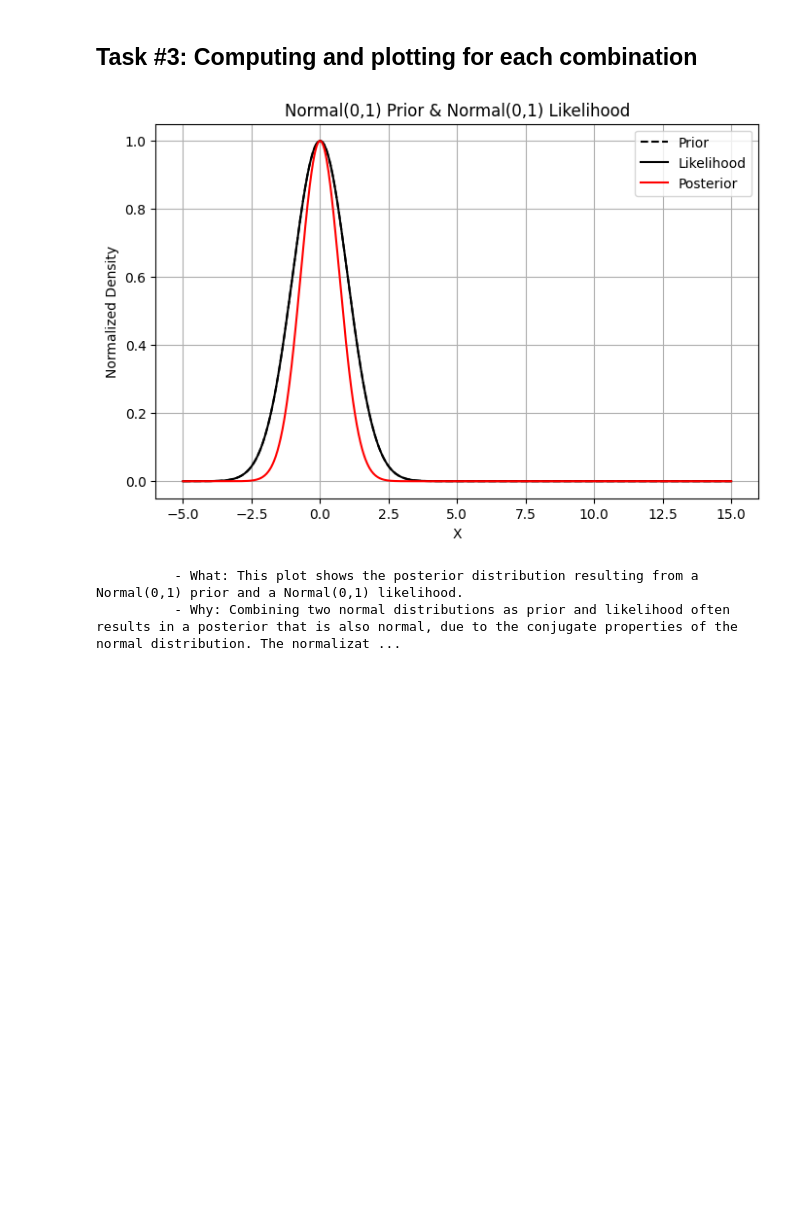
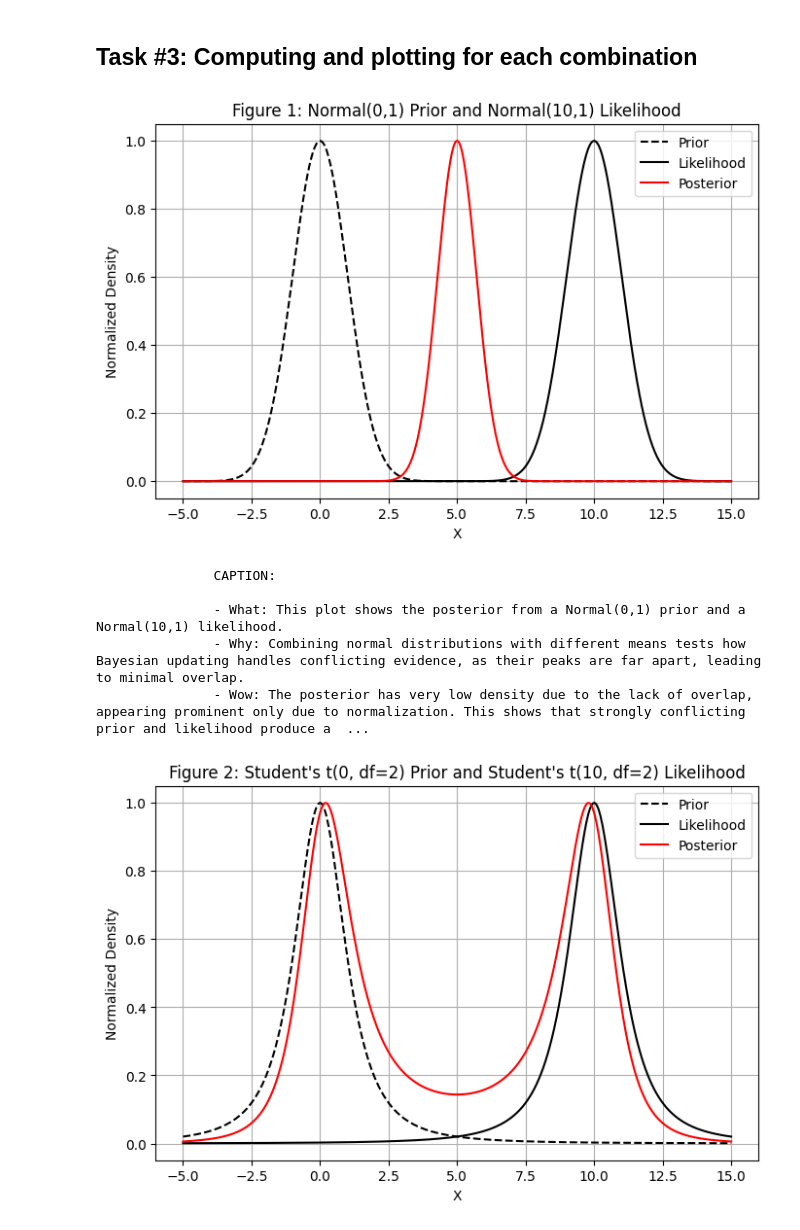
Before and after one commit to amandaswens/DSPS_ASwenson, a Jupyter notebook: HW2/Instructions_Bayesian_posteriors.ipynb, the cells around one changed output. Saved outputs shown, nothing was run; the diff lists cells and outputs as text; code cells hidden in the pictures; blank space fills up the shorter version.

```diff
--- a/HW2/Instructions_Bayesian_posteriors.ipynb
+++ b/HW2/Instructions_Bayesian_posteriors.ipynb
@@ -73,14 +73,3 @@ def posterior(prior, likelihood, title, caption):
   print(caption)
 # %% [markdown]
 ## Task #3: Computing and plotting for each combination
-# %%
-#function call
-posterior(Norm_0, Norm_0, 'Normal(0,1) Prior & Normal(0,1) Likelihood',
-          """
-          - What: This plot shows the posterior distribution resulting from a Normal(0,1) prior and a Normal(0,1) likelihood.
-          - Why: Combining two normal distributions as prior and likelihood often results in a posterior that is also normal, due to the conjugate properties of the normal distribution. The normalization ensure clear visualization of the shapes.
-          """)
-# %% [output]
-[figure, removed]
-          - What: This plot shows the posterior distribution resulting from a Normal(0,1) prior and a Normal(0,1) likelihood.
-          - Why: Combining two normal distributions as prior and likelihood often results in a posterior that is also normal, due to the conjugate properties of the normal distribution. The normalizat ...
@@ -88,0 +76,44 @@ posterior(Norm_0, Norm_0, 'Normal(0,1) Prior & Normal(0,1) Likelihood',
+# %%
+posterior(Norm_0, Norm_10, "Figure 1: Normal(0,1) Prior and Normal(10,1) Likelihood",
+               """
+               CAPTION:
+
+               - What: This plot shows the posterior from a Normal(0,1) prior and a Normal(10,1) likelihood.
+               - Why: Combining normal distributions with different means tests how Bayesian updating handles conflicting evidence, as their peaks are far apart, leading to minimal overlap.
+               - Wow: The posterior has very low density due to the lack of overlap, appearing prominent only due to normalization. This shows that strongly conflicting prior and likelihood produce a nearly uninformative posterior, centered between the two means.
+               """)
+
+posterior(tStudent_0, tStudent_10, "Figure 2: Student's t(0, df=2) Prior and Student's t(10, df=2) Likelihood",
+               """
+               CAPTION:
+
+               - What: This plot displays the posterior from a Student's t(0, df=2) prior and a Student's t(10, df=2) likelihood.
+               - Why: Combining t-distributions with different means and heavy tails examines how robust Bayesian updating is to extreme values when evidence conflicts.
+               - Wow: The posterior is broader than the Normal-Normal case due to the heavy tails of t-distributions, showing more tolerance to outliers but still low density due to minimal overlap.
+               """)
+
+posterior(Norm_0, tStudent_10, "Figure 3: Normal(0,1) Prior and Student's t(10, df=2) Likelihood",
+               """
+               CAPTION:
+
+               - What: This plot shows the posterior from a Normal(0,1) prior and a Student's t(10, df=2) likelihood.
+               - Why: Combining a precise normal prior with a heavy-tailed t-likelihood centered far apart tests how the posterior balances precision and robustness to outliers.
+               - Wow: The posterior is slightly broader than the Normal-Normal case due to the t-likelihood’s heavy tails, but its low density reflects the conflict between the prior and likelihood.
+               """)
+
+posterior(tStudent_0, Norm_10, "Figure 4: Student's t(0, df=2) Prior and Normal(10,1) Likelihood",
+               """
+               CAPTION:
+
+              - What: This plot illustrates the posterior from a Student's t(0, df=2) prior and a Normal(10,1) likelihood.
+              - Why: A heavy-tailed t-prior combined with a precise normal likelihood, centered far apart, shows how the posterior handles uncertainty and precision in conflicting evidence.
+              - Wow: The posterior is influenced by the t-prior’s heavy tails, resulting in a slightly broader shape than the Normal-Normal case, but remains nearly uninformative due to minimal overlap.
+               """)
+# %% [output]
+[figure, added]
+               CAPTION:
+
+               - What: This plot shows the posterior from a Normal(0,1) prior and a Normal(10,1) likelihood.
+               - Why: Combining normal distributions with different means tests how Bayesian updating handles conflicting evidence, as their peaks are far apart, leading to minimal overlap.
+               - Wow: The posterior has very low density due to the lack of overlap, appearing prominent only due to normalization. This shows that strongly conflicting prior and likelihood produce a  ...
+[figure, added]
```
Also changed, not shown: parts of 2 cells of this notebook.
